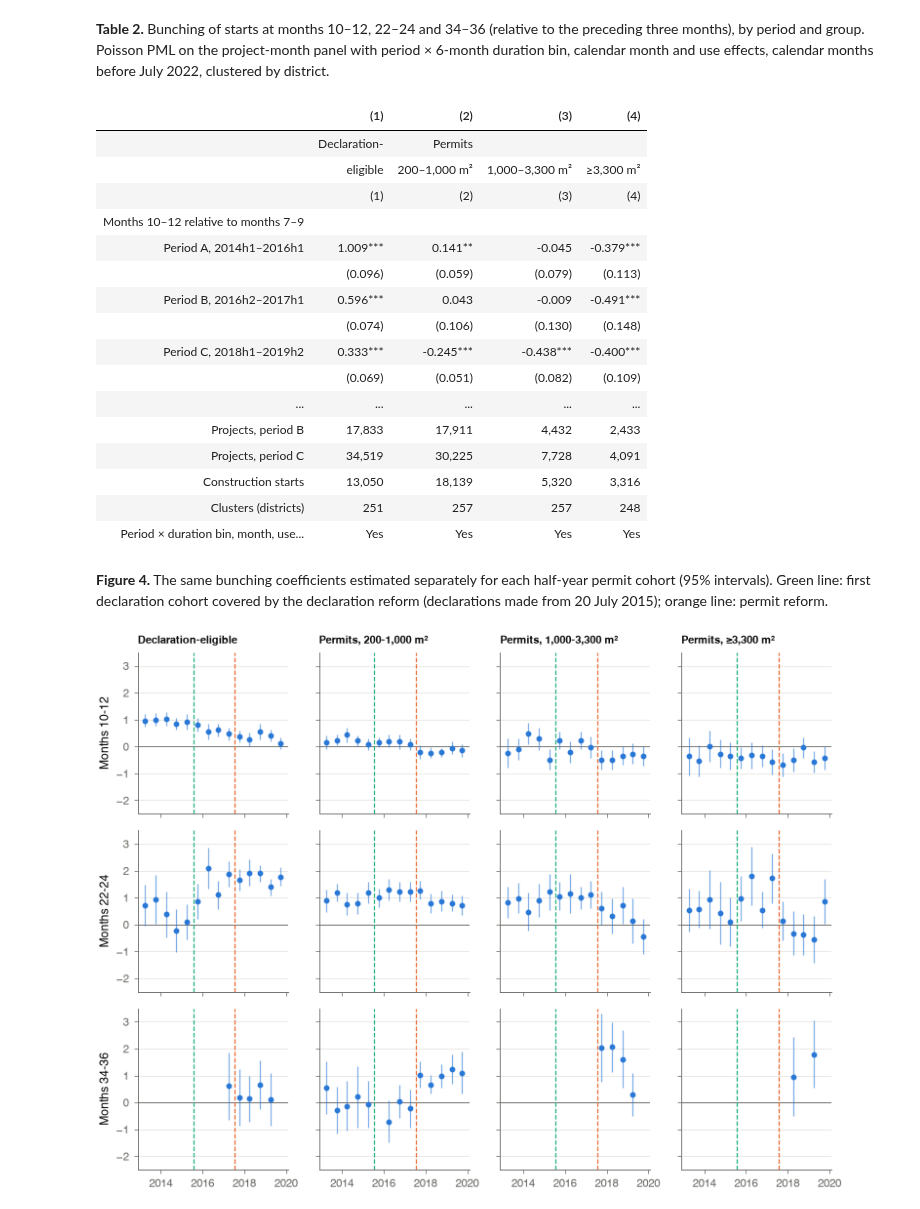
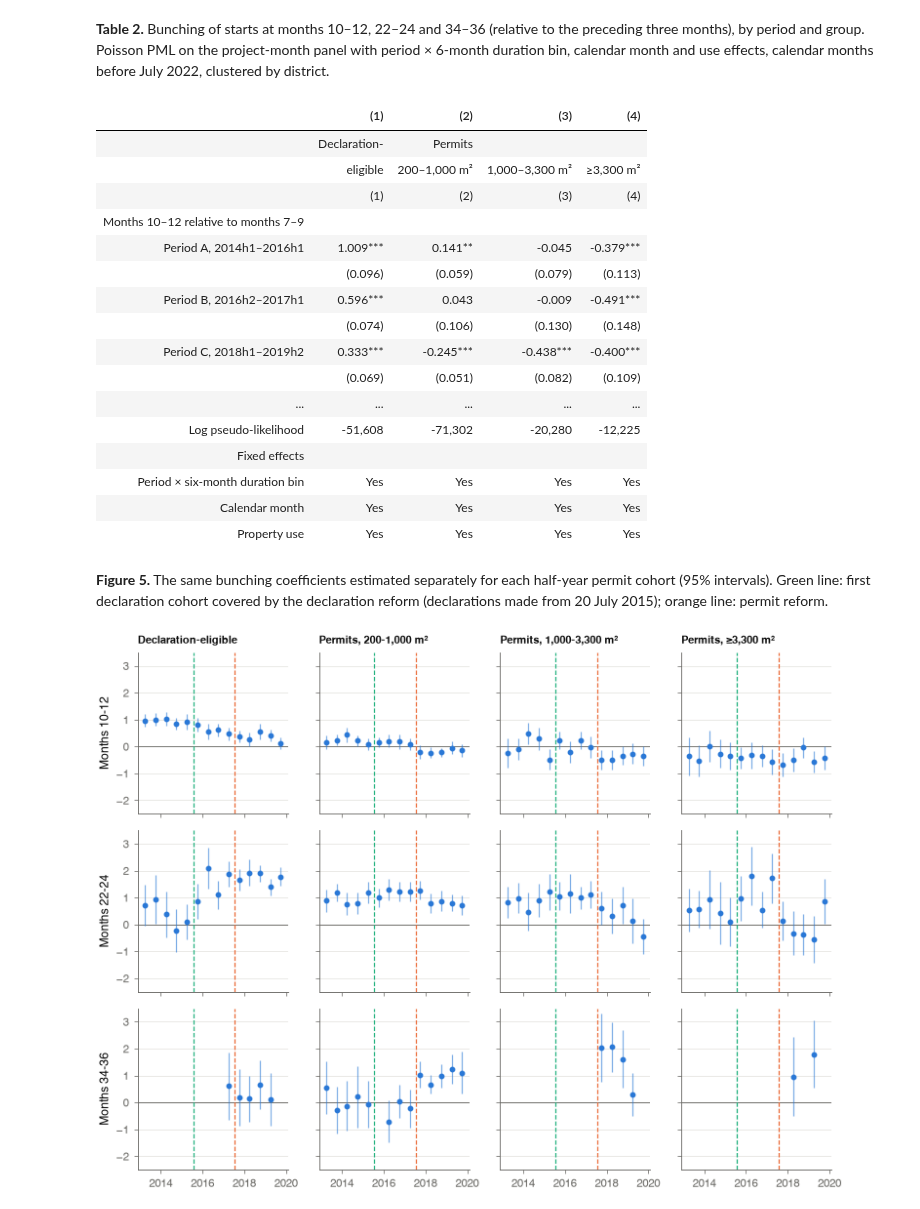
Before and after one commit to Albatrosses-reply/permit-lifetimes-korea, a Jupyter notebook: replication.ipynb, the cells around one changed output. Cells and saved outputs as stored; diff of their text form; code cells hidden in the pictures.

```diff
--- a/replication.ipynb
+++ b/replication.ipynb
@@ -103,6 +103,7 @@ def savefig(fig, name):
 # Table helpers. A table is a list of rows: (label, [cells]), "mid" (\midrule), "gap" (\addlinespace) or a raw LaTeX line.
 def stars(p_): return "^{***}" if p_ < .01 else "^{**}" if p_ < .05 else "^{*}" if p_ < .1 else ""
 def n_(x): return f"{int(round(x)):,}"
+def ll_(v): return "$" + f"{v:,.0f}".replace(",", "{,}") + "$"          # log-likelihood in math mode
 def yn(flags): return ["Yes" if f else "No" for f in flags]
 def pval(est, se): return 2 * (1 - sst.norm.cdf(abs(est / se))) if se and se > 0 else np.nan
 
@@ -297,7 +298,7 @@ with mpl.rc_context({"font.size": 7.5, "axes.grid": False}):
     rowlab(12, "Statutory\nclock")
     box(X_["permit"] + .6, 48, 8.5, 7, "Deadline 24 months", BLUE, col="white", fs=6.9); box(48.6, X_["start"] - .6, 8.5, 7, "+12 months", "#9ec5f4", fs=6.9)
     ax.text(X_["start"] + 1.2, 12, "Latest start. The permit is cancelled\nif construction has not started by the\n(extended) deadline.", fontsize=6.4, color=MUTED, va="center", linespacing=1.15, bbox=dict(fc="white", ec="none", pad=1))
-    savefig(fig, "figS01_schematic")
+    savefig(fig, "fig01_schematic")
 # %% [output]
 [figure]
 # %% [markdown]
@@ -540,41 +554,42 @@ rows = []
 for w_, lab in [("w12", "Months 10--12 relative to months 7--9"), ("w24", "Months 22--24 relative to months 19--21"), ("w36", "Months 34--36 relative to months 31--33")]:
     rows += [r"\multicolumn{5}{l}{\emph{" + lab + r"}} \\"]
     for per, plab in [("A", r"\quad Period A, 2014h1--2016h1"), ("B", r"\quad Period B, 2016h2--2017h1"), ("C", r"\quad Period C, 2018h1--2019h2")]:
         cs = []
         for gname in GROUPS:
             m, terms = PAN[gname]; k = f"{w_}_{per}"; t = m.tidy()
             cs.append(cell(t.loc[k, "Estimate"], t.loc[k, "Std. Error"], t.loc[k, "Pr(>|t|)"]) if k in terms else ("", ""))
         rows += [(plab, [c[0] for c in cs]), ("", [c[1] for c in cs])]
     for (a, b), clab in [(("B", "A"), r"\quad Declaration reform, B$-$A"), (("C", "B"), r"\quad Permit reform, C$-$B")]:
         cs = [cell(*c) if (c := contrast(PAN[g][0], f"{w_}_{a}", f"{w_}_{b}"))[0] is not None else ("", "") for g in GROUPS]
         rows += [(clab, [c[0] for c in cs]), ("", [c[1] for c in cs])]
     rows.append("gap")
 rows += ["mid", ("Project-months", [n_(ST[g]["obs"]) for g in GROUPS]), *[(f"Projects, period {k}", [n_(ST[g][f"proj{k}"]) for g in GROUPS]) for k in "ABC"],
          ("Construction starts", [n_(ST[g]["starts"]) for g in GROUPS]), ("Clusters (districts)", [n_(ST[g]["cl"]) for g in GROUPS]),
-         (r"Period $\times$ duration bin, month, use effects", ["Yes"] * 4)]
+         (r"Pseudo $R^2$", [f"{PAN[g][0]._pseudo_r2:.3f}" for g in GROUPS]), ("Log pseudo-likelihood", [ll_(PAN[g][0]._loglik) for g in GROUPS]),
+         "mid", r"\multicolumn{5}{l}{\emph{Fixed effects}} \\", (r"\quad Period $\times$ six-month duration bin", ["Yes"] * 4), (r"\quad Calendar month", ["Yes"] * 4), (r"\quad Property use", ["Yes"] * 4)]
 write_table("table02_reforms", "lcccc", [r" & \multicolumn{1}{c}{Declaration-} & \multicolumn{3}{c}{Permits} \\", r"\cmidrule(lr){3-5}",
             r" & eligible & 200--1,000 m$^2$ & 1,000--3,300 m$^2$ & $\geq$3,300 m$^2$ \\", r" & (1) & (2) & (3) & (4) \\"], rows)
 hyd = pd.DataFrame(HY); hyd.to_csv(INT / "reforms_halfyear.csv", index=False)
 # %% [output]
 |  | (1) | (2) | (3) | (4) |
 |  | Declaration- | Permits |  |  |
 |  | eligible | 200–1,000 m² | 1,000–3,300 m² | ≥3,300 m² |
 |  | (1) | (2) | (3) | (4) |
 | Months 10–12 relative to months 7–9 |  |  |  |  |
 | Period A, 2014h1–2016h1 | 1.009*** | 0.141** | -0.045 | -0.379*** |
 |  | (0.096) | (0.059) | (0.079) | (0.113) |
 | Period B, 2016h2–2017h1 | 0.596*** | 0.043 | -0.009 | -0.491*** |
 |  | (0.074) | (0.106) | (0.130) | (0.148) |
 | Period C, 2018h1–2019h2 | 0.333*** | -0.245*** | -0.438*** | -0.400*** |
 |  | (0.069) | (0.051) | (0.082) | (0.109) |
 | ... | ... | ... | ... | ... |
-| Projects, period B | 17,833 | 17,911 | 4,432 | 2,433 |
-| Projects, period C | 34,519 | 30,225 | 7,728 | 4,091 |
-| Construction starts | 13,050 | 18,139 | 5,320 | 3,316 |
-| Clusters (districts) | 251 | 257 | 257 | 248 |
-| Period × duration bin, month, use... | Yes | Yes | Yes | Yes |
+| Log pseudo-likelihood | -51,608 | -71,302 | -20,280 | -12,225 |
+| Fixed effects |  |  |  |  |
+| Period × six-month duration bin | Yes | Yes | Yes | Yes |
+| Calendar month | Yes | Yes | Yes | Yes |
+| Property use | Yes | Yes | Yes | Yes |
 # %% [markdown]
-**Figure 4.** The same bunching coefficients estimated separately for each half-year permit cohort (95% intervals). Green line: first declaration cohort covered by the declaration reform (declarations made from 20 July 2015); orange line: permit reform.
+**Figure 5.** The same bunching coefficients estimated separately for each half-year permit cohort (95% intervals). Green line: first declaration cohort covered by the declaration reform (declarations made from 20 July 2015); orange line: permit reform.
 # %%
 fig, axs = plt.subplots(3, 4, figsize=(7.2, 5.4), sharex=True, sharey=True)
 for j, gname in enumerate(GROUPS):
```
Also changed, not shown: parts of 33 cells of this notebook.
